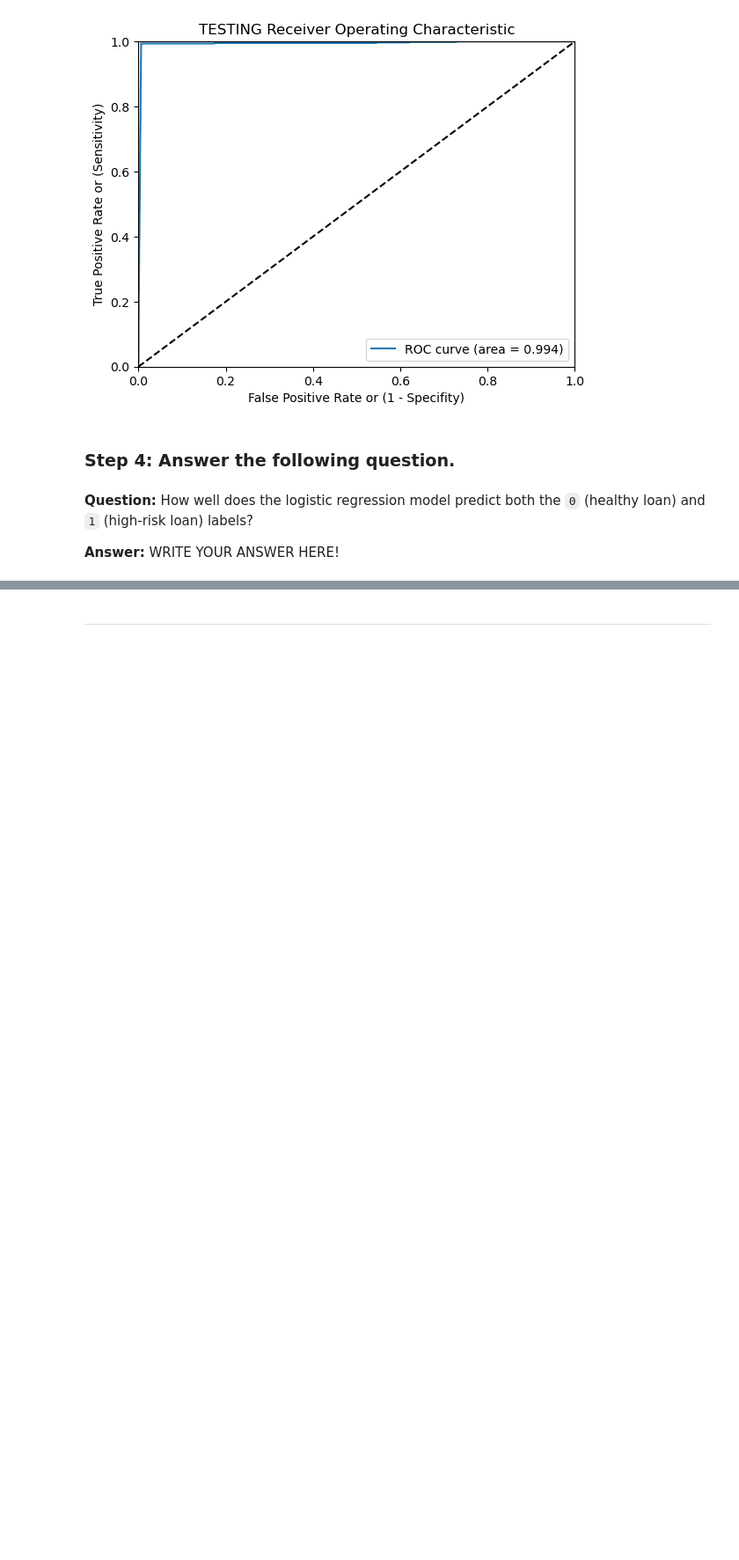
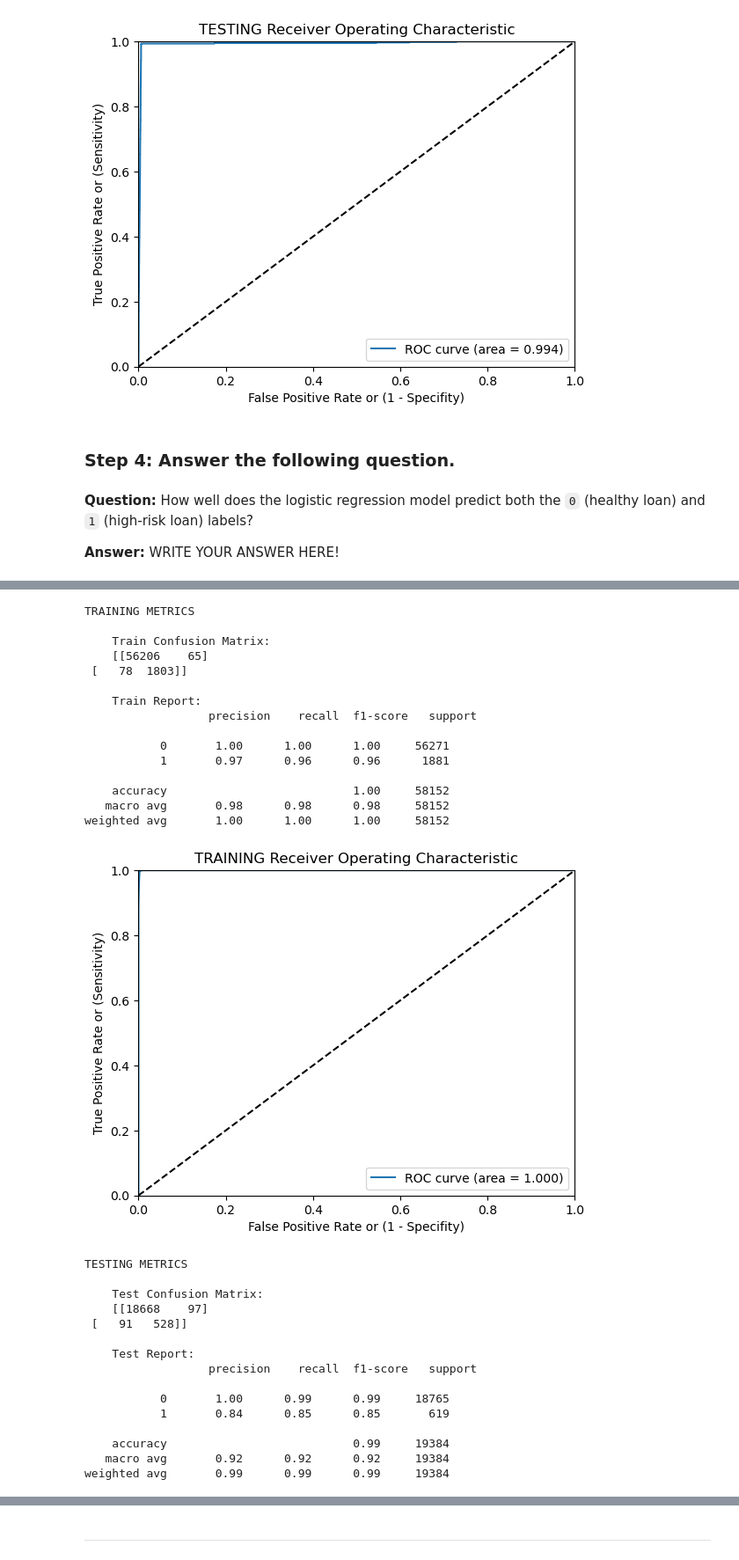
Before and after one commit to ungernator12/smu_hw_sept_2023, a Jupyter notebook: 20-Supervised-Learning/Submission/credit_risk_classification_JU.ipynb, the cells around one changed output, grey strips where cells are left out. Shown: that part at 88% size. Cells and saved outputs as stored; diff of their text form; code cells hidden in the pictures; blank space fills up the shorter version.

```diff
--- a/20-Supervised-Learning/Submission/credit_risk_classification_JU.ipynb
+++ b/20-Supervised-Learning/Submission/credit_risk_classification_JU.ipynb
@@ -387,0 +479,40 @@ weighted avg       0.99      0.99      0.99     19384
+# %%
+# initialize
+dt = DecisionTreeClassifier(random_state=42)
+
+# fit
+dt.fit(X_train, y_train)
+
+doClassification(dt, X_train, X_test, y_train, y_test)
+# %% [output]
+TRAINING METRICS
+
+    Train Confusion Matrix:
+    [[56206    65]
+ [   78  1803]]
+
+    Train Report:
+                  precision    recall  f1-score   support
+
+           0       1.00      1.00      1.00     56271
+           1       0.97      0.96      0.96      1881
+
+    accuracy                           1.00     58152
+   macro avg       0.98      0.98      0.98     58152
+weighted avg       1.00      1.00      1.00     58152
+[figure, added]
+TESTING METRICS
+
+    Test Confusion Matrix:
+    [[18668    97]
+ [   91   528]]
+
+    Test Report:
+                  precision    recall  f1-score   support
+
+           0       1.00      0.99      0.99     18765
+           1       0.84      0.85      0.85       619
+
+    accuracy                           0.99     19384
+   macro avg       0.92      0.92      0.92     19384
+weighted avg       0.99      0.99      0.99     19384
```
Also changed, not shown: parts of 14 cells of this notebook, 3 other files.
